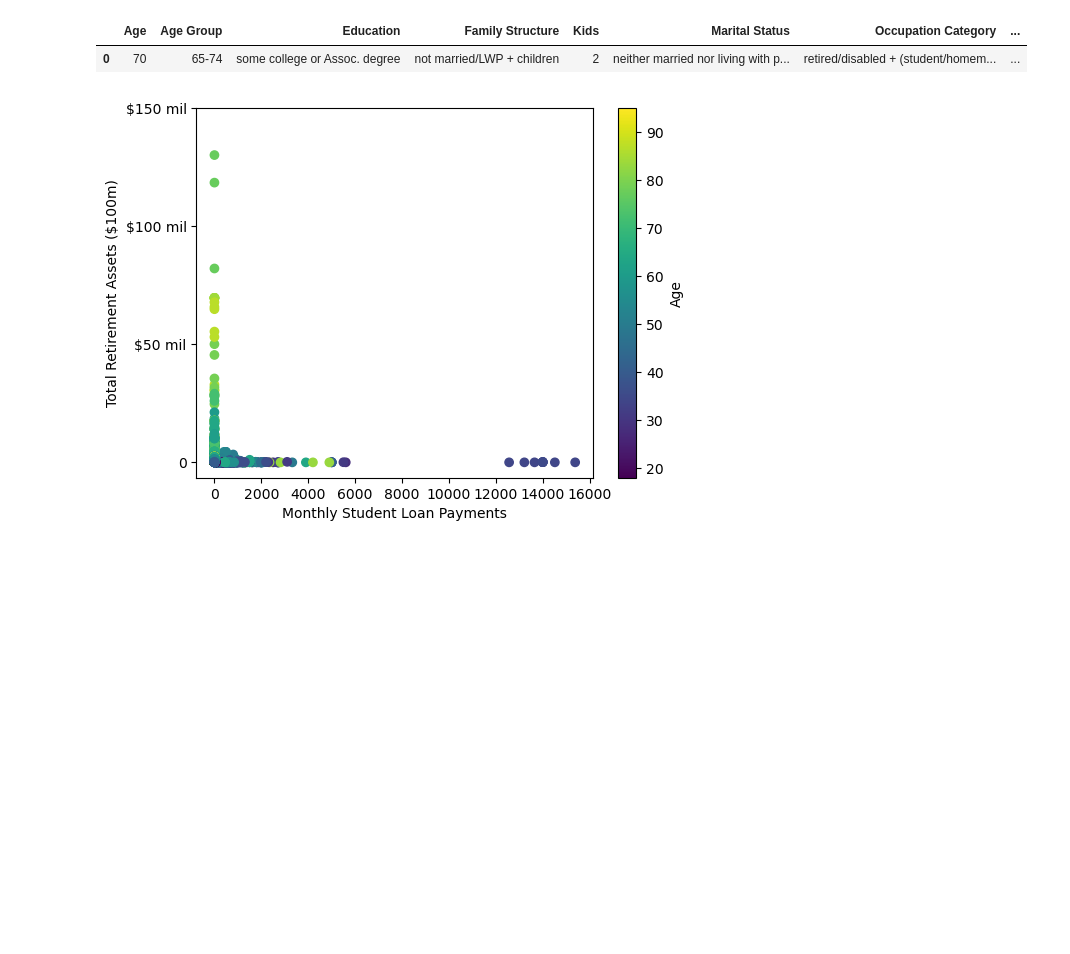
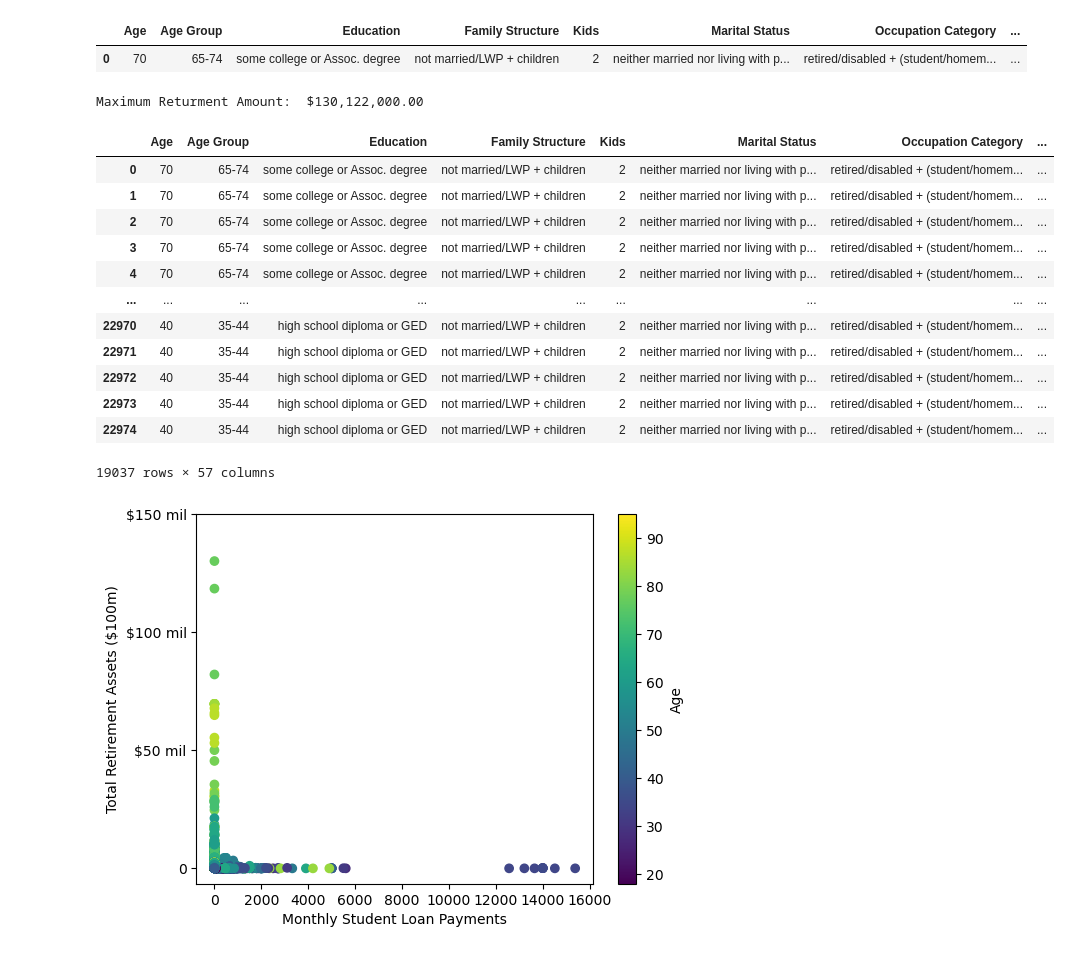
Before and after one commit to HanaDoubleU/project-1, a Jupyter notebook: Survey_Consumer_Finances_Bekah Graphs.ipynb, the cells around one changed output. Drawn from its saved outputs; the diff is of its cells as text; code cells hidden in the pictures; blank space fills up the shorter version.

```diff
--- a/Survey_Consumer_Finances_Bekah Graphs.ipynb
+++ b/Survey_Consumer_Finances_Bekah Graphs.ipynb
@@ -297,5 +297,40 @@ data_df.head(1)
 # %% [output]
 |  | Age | Age Group | Education | Family Structure | Kids | Marital Status | Occupation Category | ... |
 | 0 | 70 | 65-74 | some college or Assoc. degree | not married/LWP + children | 2 | neither married nor living with p... | retired/disabled + (student/homem... | ... |
+# %%
+# Data Wrangling: Find and remove outliers
+
+max_ret = max(data_df['Total Equity: Quasi-Liquid Retirement Assets 2019'])
+min_ret = min(data_df['Total Equity: Quasi-Liquid Retirement Assets 2019'])
+
+quartiles = ret.quantile([.25, .5, .75])
+lowerq = quartiles[0.25]
+upperq = quartiles[0.75]
+iqr = upperq - lowerq
+
+lower_bound = lowerq - (1.5 * iqr)
+upper_bound = upperq + (1.5 * iqr)
+
+outliers = data_df[(data_df['Total Equity: Quasi-Liquid Retirement Assets 2019'] < lower_bound) | (data_df['Total Equity: Quasi-Liquid Retirement Assets 2019'] > upper_bound)]
+
+final_data_df = data_df[~data_df['Total Equity: Quasi-Liquid Retirement Assets 2019'].isin(outliers['Total Equity: Quasi-Liquid Retirement Assets 2019'])]
+
+print(f"Maximum Returment Amount:  ${max_ret:,.2f}")
+final_data_df
+# %% [output]
+Maximum Returment Amount:  $130,122,000.00
+|  | Age | Age Group | Education | Family Structure | Kids | Marital Status | Occupation Category | ... |
+| 0 | 70 | 65-74 | some college or Assoc. degree | not married/LWP + children | 2 | neither married nor living with p... | retired/disabled + (student/homem... | ... |
+| 1 | 70 | 65-74 | some college or Assoc. degree | not married/LWP + children | 2 | neither married nor living with p... | retired/disabled + (student/homem... | ... |
+| 2 | 70 | 65-74 | some college or Assoc. degree | not married/LWP + children | 2 | neither married nor living with p... | retired/disabled + (student/homem... | ... |
+| 3 | 70 | 65-74 | some college or Assoc. degree | not married/LWP + children | 2 | neither married nor living with p... | retired/disabled + (student/homem... | ... |
+| 4 | 70 | 65-74 | some college or Assoc. degree | not married/LWP + children | 2 | neither married nor living with p... | retired/disabled + (student/homem... | ... |
+| ... | ... | ... | ... | ... | ... | ... | ... | ... |
+| 22970 | 40 | 35-44 | high school diploma or GED | not married/LWP + children | 2 | neither married nor living with p... | retired/disabled + (student/homem... | ... |
+| 22971 | 40 | 35-44 | high school diploma or GED | not married/LWP + children | 2 | neither married nor living with p... | retired/disabled + (student/homem... | ... |
+| 22972 | 40 | 35-44 | high school diploma or GED | not married/LWP + children | 2 | neither married nor living with p... | retired/disabled + (student/homem... | ... |
+| 22973 | 40 | 35-44 | high school diploma or GED | not married/LWP + children | 2 | neither married nor living with p... | retired/disabled + (student/homem... | ... |
+| 22974 | 40 | 35-44 | high school diploma or GED | not married/LWP + children | 2 | neither married nor living with p... | retired/disabled + (student/homem... | ... |
+19037 rows × 57 columns
 # %%
 data_df.to_csv('output.csv', index=True)
```
Also changed, not shown: parts of 5 cells of this notebook, 6 other files.
